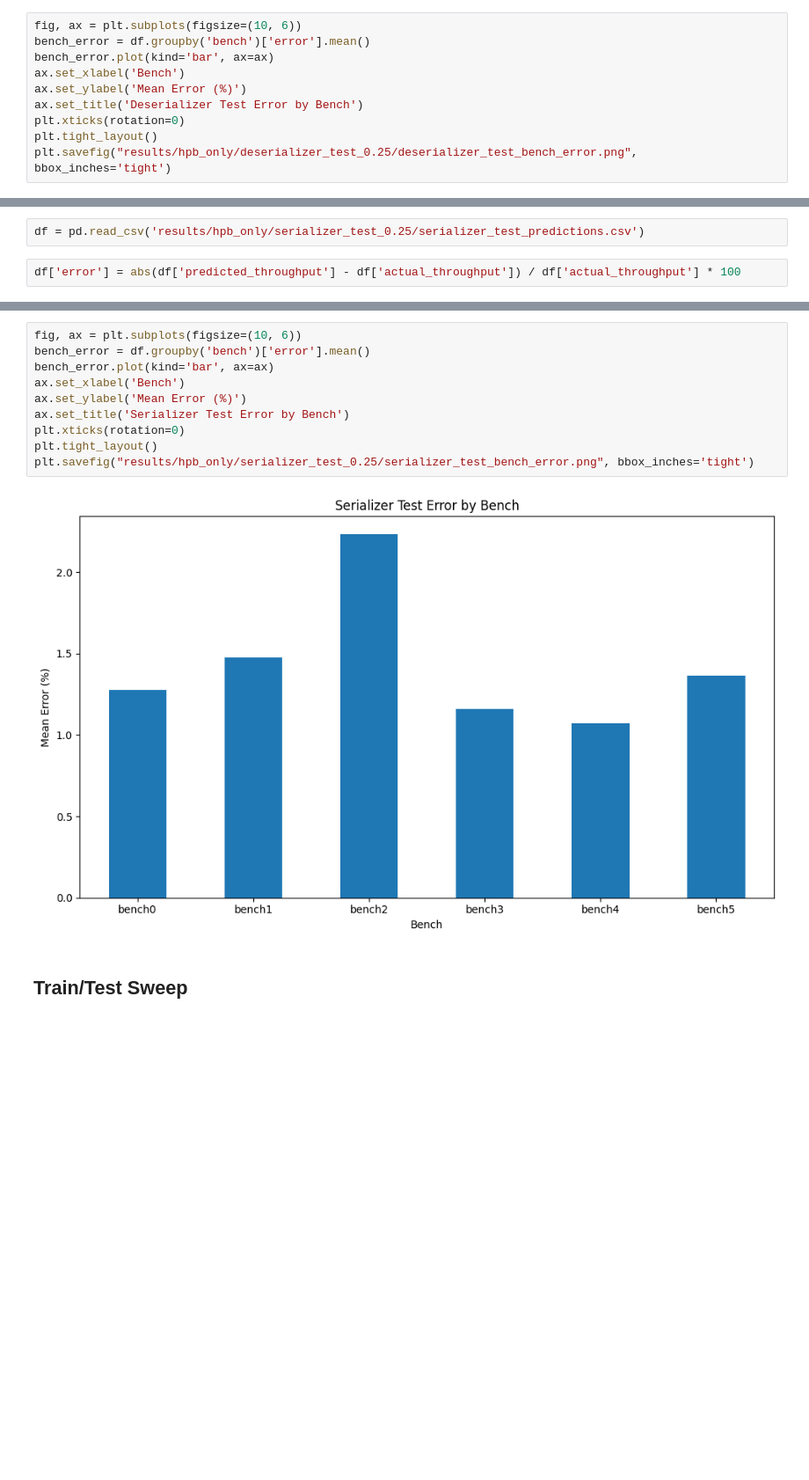
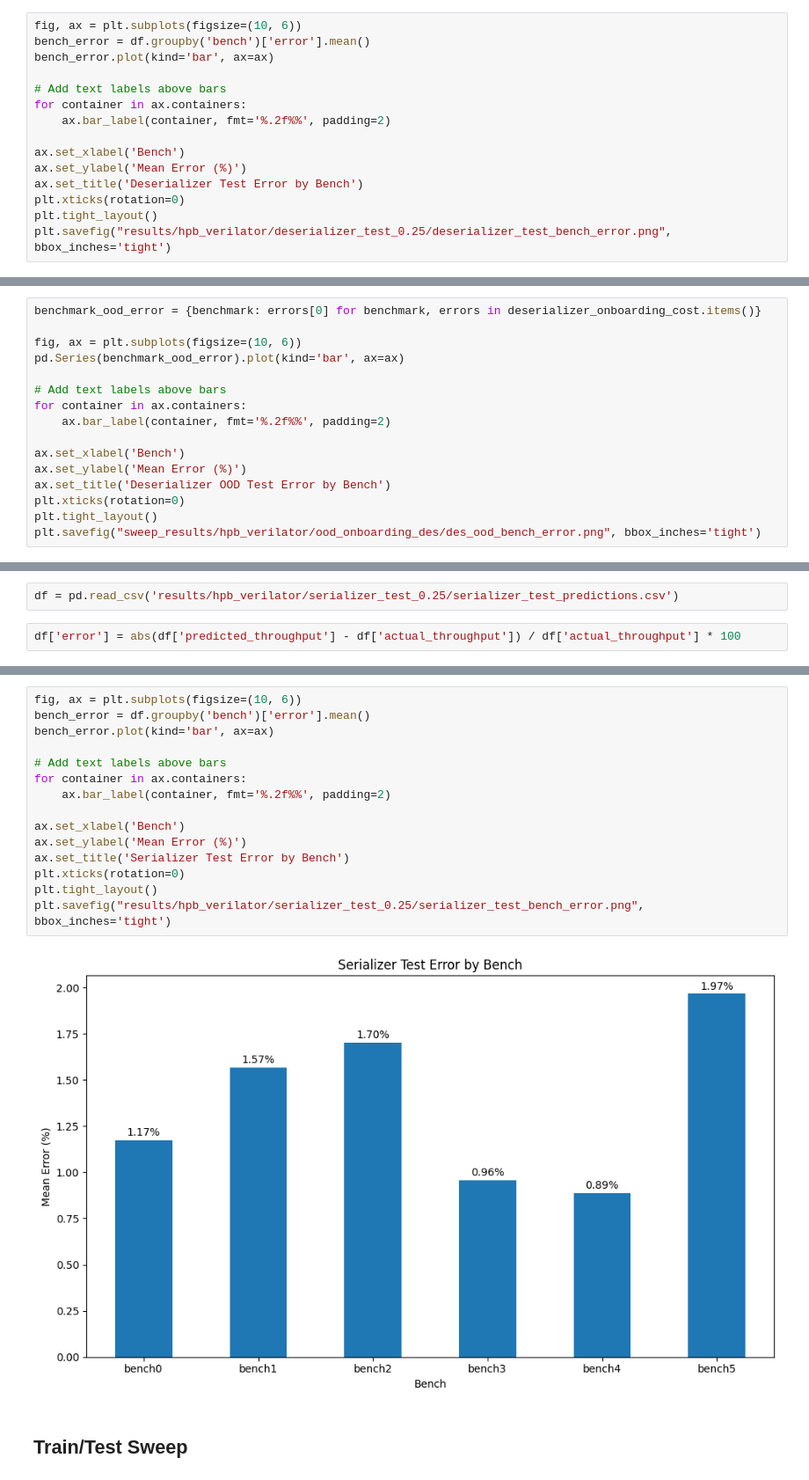
Before and after one commit to ronitnag04/lynx, a Jupyter notebook: ml_model/analysis.ipynb, the cells around one changed output, grey strips where cells are left out. Shown at 88% size. Saved outputs shown, nothing was run; the diff lists cells and outputs as text; blank space fills up the shorter version.

```diff
--- a/ml_model/analysis.ipynb
+++ b/ml_model/analysis.ipynb
@@ -143,10 +180,15 @@ Name: count, dtype: int64
 fig, ax = plt.subplots(figsize=(10, 6))
 bench_error = df.groupby('bench')['error'].mean()
 bench_error.plot(kind='bar', ax=ax)
+
+# Add text labels above bars
+for container in ax.containers:
+    ax.bar_label(container, fmt='%.2f%%', padding=2)
+
 ax.set_xlabel('Bench')
 ax.set_ylabel('Mean Error (%)')
 ax.set_title('Deserializer Test Error by Bench')
 plt.xticks(rotation=0)
 plt.tight_layout()
-plt.savefig("results/hpb_only/deserializer_test_0.25/deserializer_test_bench_error.png", bbox_inches='tight')
+plt.savefig("results/hpb_verilator/deserializer_test_0.25/deserializer_test_bench_error.png", bbox_inches='tight')
 # %% [output]
@@ -385,0 +458,16 @@ plt.savefig("sweep_results/ood_bench_onboarding_des/onboarding_cost_without_benc
+# %%
+benchmark_ood_error = {benchmark: errors[0] for benchmark, errors in deserializer_onboarding_cost.items()}
+
+fig, ax = plt.subplots(figsize=(10, 6))
+pd.Series(benchmark_ood_error).plot(kind='bar', ax=ax)
+
+# Add text labels above bars
+for container in ax.containers:
+    ax.bar_label(container, fmt='%.2f%%', padding=2)
+
+ax.set_xlabel('Bench')
+ax.set_ylabel('Mean Error (%)')
+ax.set_title('Deserializer OOD Test Error by Bench')
+plt.xticks(rotation=0)
+plt.tight_layout()
+plt.savefig("sweep_results/hpb_verilator/ood_onboarding_des/des_ood_bench_error.png", bbox_inches='tight')
@@ -624,7 +665,7 @@ combined_df.to_csv('sim_results/ser_combined_results.csv', index=False)
 # %% [markdown]
 ## Train/test split 0.25
 # %%
-df = pd.read_csv('results/hpb_only/serializer_test_0.25/serializer_test_predictions.csv')
+df = pd.read_csv('results/hpb_verilator/serializer_test_0.25/serializer_test_predictions.csv')
 # %%
 df['error'] = abs(df['predicted_throughput'] - df['actual_throughput']) / df['actual_throughput'] * 100
 # %%
@@ -652,14 +693,19 @@ Name: count, dtype: int64
 # %%
 fig, ax = plt.subplots(figsize=(10, 6))
 bench_error = df.groupby('bench')['error'].mean()
 bench_error.plot(kind='bar', ax=ax)
+
+# Add text labels above bars
+for container in ax.containers:
+    ax.bar_label(container, fmt='%.2f%%', padding=2)
+
 ax.set_xlabel('Bench')
 ax.set_ylabel('Mean Error (%)')
 ax.set_title('Serializer Test Error by Bench')
 plt.xticks(rotation=0)
 plt.tight_layout()
-plt.savefig("results/hpb_only/serializer_test_0.25/serializer_test_bench_error.png", bbox_inches='tight')
+plt.savefig("results/hpb_verilator/serializer_test_0.25/serializer_test_bench_error.png", bbox_inches='tight')
 # %% [output]
-[figure, old version]
+[figure, new version]
 # %% [markdown]
 ## Train/Test Sweep
```
Also changed, not shown: parts of 47 cells of this notebook, 2 other files.
